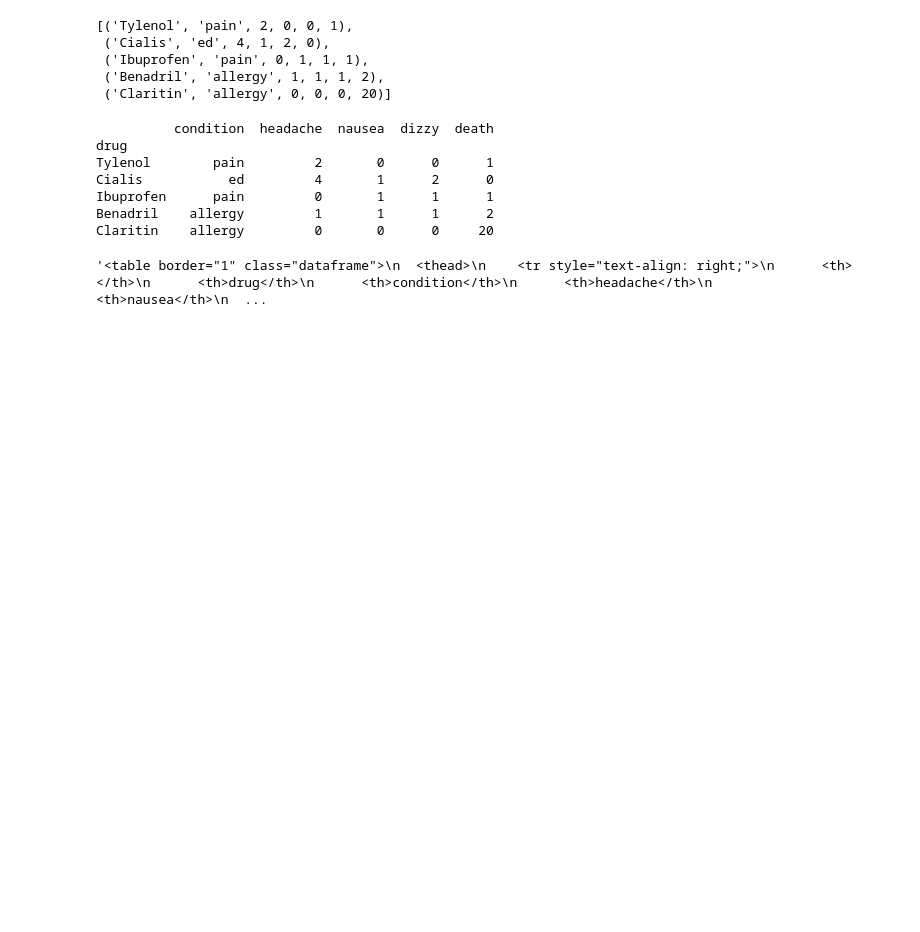
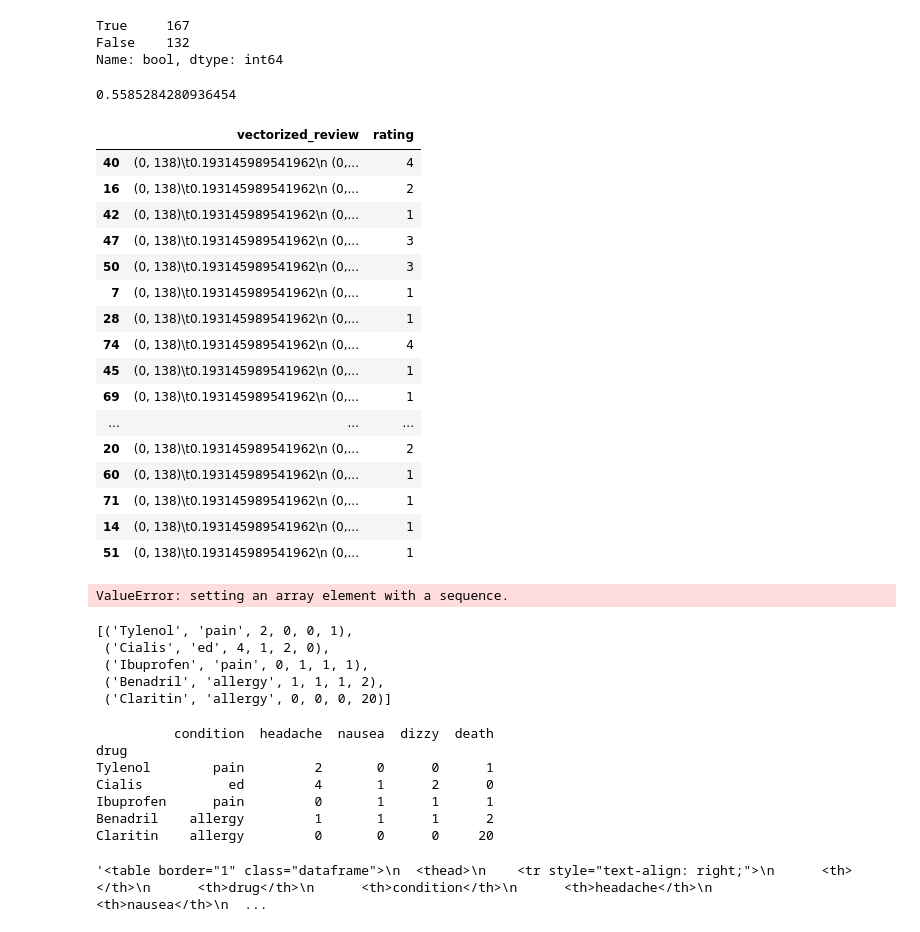
Before and after one commit to hendahmke/adverse_drug_reactions, a Jupyter notebook: notebooks/Fleming.ipynb, the cells around one changed output. Saved outputs shown, nothing was run; the diff lists cells and outputs as text; code cells hidden in the pictures; blank space fills up the shorter version.

```diff
--- a/notebooks/Fleming.ipynb
+++ b/notebooks/Fleming.ipynb
@@ -11,3 +320,49 @@ engine = create_engine('sqlite://', echo=False)
+# %%
+compare_data['bool'].value_counts()
+# %% [output]
+True     167
+False    132
+Name: bool, dtype: int64
+# %%
+167/299
+# %% [output]
+0.5585284280936454
+# %%
+from sklearn.linear_model import LogisticRegression
+from sklearn.model_selection import train_test_split
+
+long_data['vectorized_review'] = data_vectorized
+# %%
+X = long_data[['vectorized_review', 'rating']]
+y = long_data['sideEffect']
+# %%
+X_train, X_test, y_train, y_test = train_test_split(X, y, test_size = .3, random_state = 42)
+# %%
+X_train
+# %% [output]
+|  | vectorized_review | rating |
+| 40 | (0, 138)\t0.193145989541962\n (0,... | 4 |
+| 16 | (0, 138)\t0.193145989541962\n (0,... | 2 |
+| 42 | (0, 138)\t0.193145989541962\n (0,... | 1 |
+| 47 | (0, 138)\t0.193145989541962\n (0,... | 3 |
+| 50 | (0, 138)\t0.193145989541962\n (0,... | 3 |
+| 7 | (0, 138)\t0.193145989541962\n (0,... | 1 |
+| 28 | (0, 138)\t0.193145989541962\n (0,... | 1 |
+| 74 | (0, 138)\t0.193145989541962\n (0,... | 4 |
+| 45 | (0, 138)\t0.193145989541962\n (0,... | 1 |
+| 69 | (0, 138)\t0.193145989541962\n (0,... | 1 |
+| ... | ... | ... |
+| 20 | (0, 138)\t0.193145989541962\n (0,... | 2 |
+| 60 | (0, 138)\t0.193145989541962\n (0,... | 1 |
+| 71 | (0, 138)\t0.193145989541962\n (0,... | 1 |
+| 14 | (0, 138)\t0.193145989541962\n (0,... | 1 |
+| 51 | (0, 138)\t0.193145989541962\n (0,... | 1 |
+# %%
+logr = LogisticRegression()
+logr.fit(X_train, y_train)
+logr.score(X_test, y_test)
+# %% [output]
+ValueError: setting an array element with a sequence.
 # %%
 data = {'drug' : ['Tylenol', 'Cialis', 'Ibuprofen', 'Benadril', 'Claritin'],
         'condition' : ['pain', 'ed', 'pain', 'allergy', 'allergy'],
```
Also changed, not shown: parts of 7 cells of this notebook, 1 other file.
